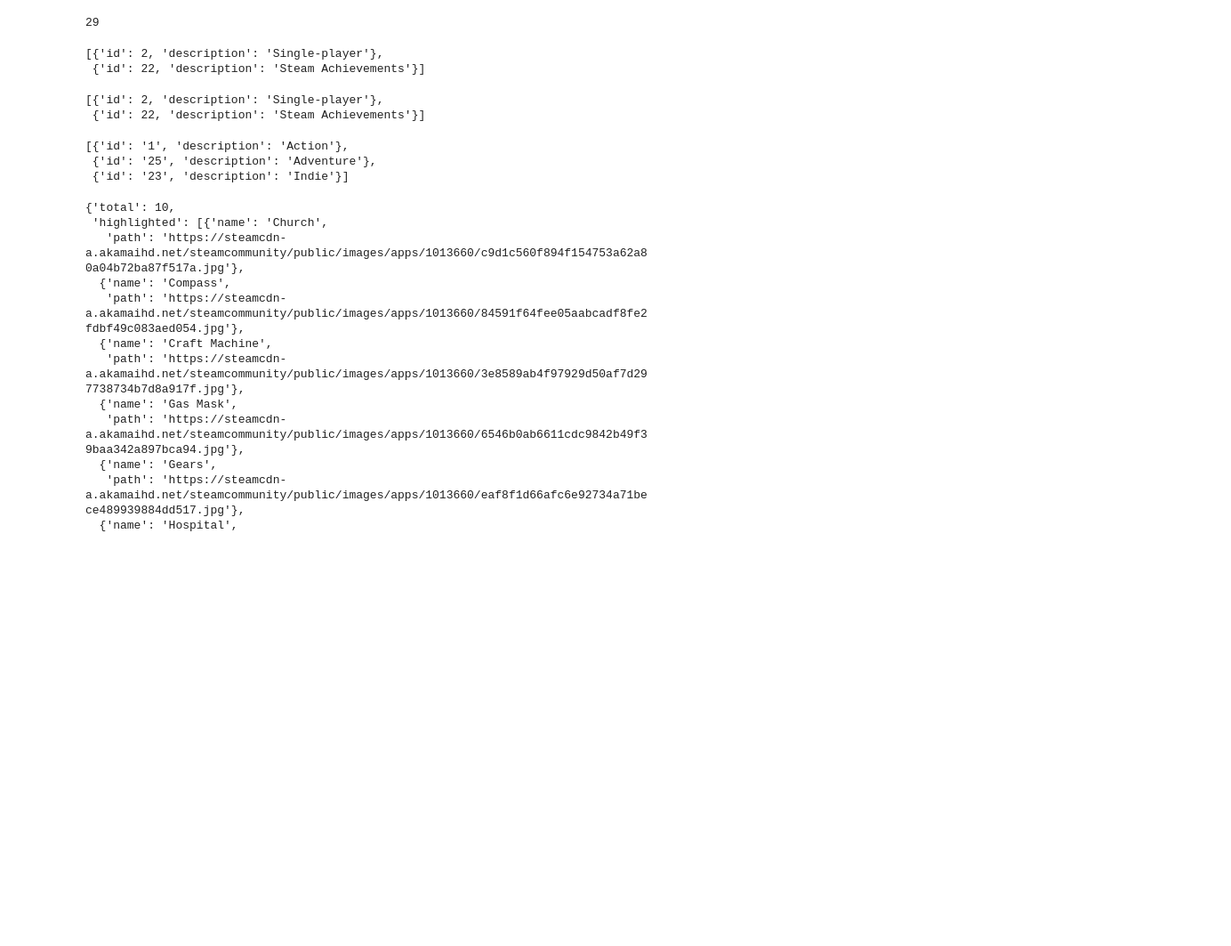
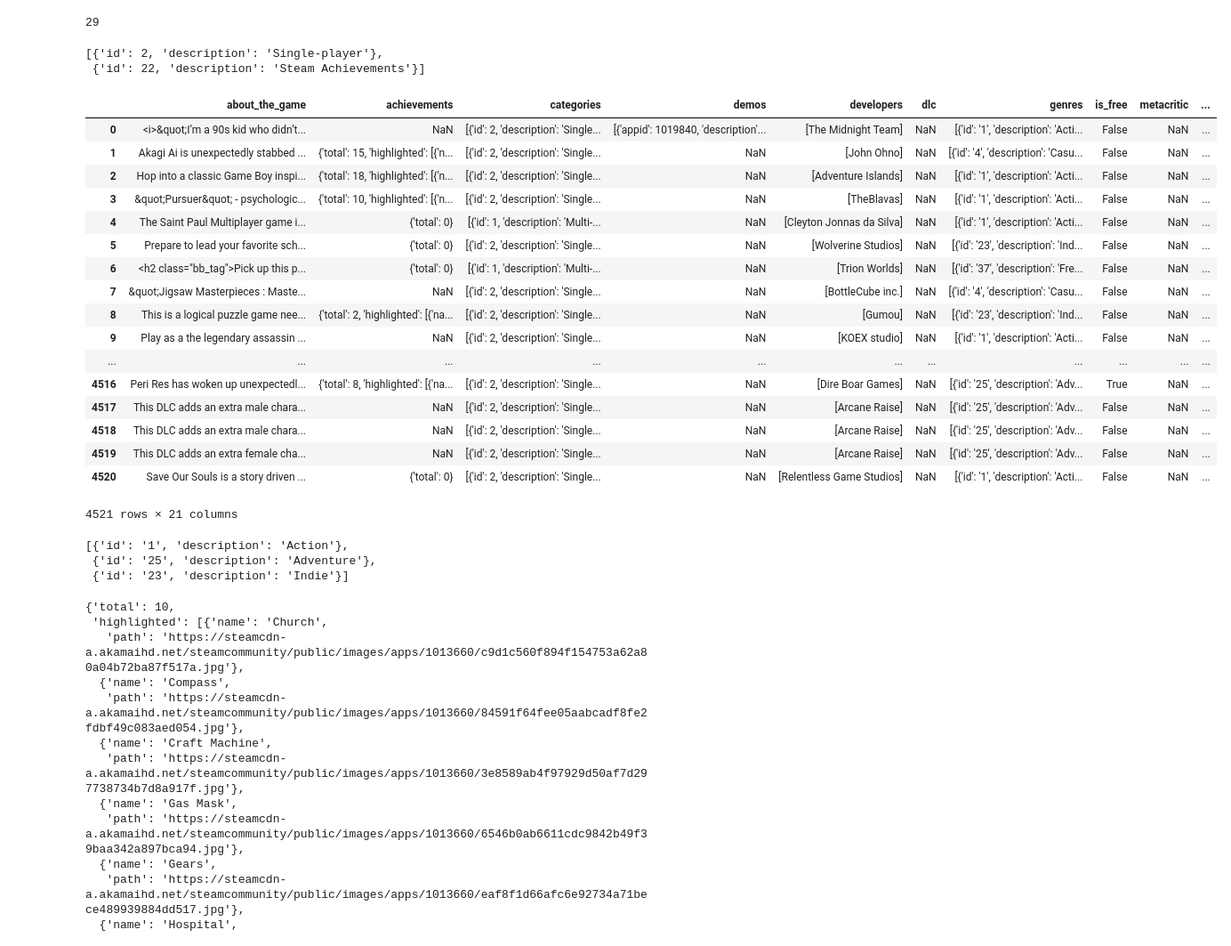
Before and after one commit to rvent/Steam_Pricing_Classification_Project, a Jupyter notebook: Mod-3-Project.ipynb, the cells around one changed output. Shown at 89% size. Saved outputs shown, nothing was run; the diff lists cells and outputs as text; code cells hidden in the pictures; blank space fills up the shorter version.

Commit message:
clean repo

```diff
--- a/Mod-3-Project.ipynb
+++ b/Mod-3-Project.ipynb
@@ -655,11 +762,27 @@ test_ach[3]["categories"]
 # %% [output]
 [{'id': 2, 'description': 'Single-player'},
  {'id': 22, 'description': 'Steam Achievements'}]
-# %%
-cleaned_15k[3]["categories"]
-# %% [output]
-[{'id': 2, 'description': 'Single-player'},
- {'id': 22, 'description': 'Steam Achievements'}]
+# %%
+pd.DataFrame(cleaned_15k)
+# %% [output]
+|  | about_the_game | achievements | categories | demos | developers | dlc | genres | is_free | metacritic | ... |
+| 0 | <i>&quot;I’m a 90s kid who didn’t... | NaN | [{'id': 2, 'description': 'Single... | [{'appid': 1019840, 'description'... | [The Midnight Team] | NaN | [{'id': '1', 'description': 'Acti... | False | NaN | ... |
+| 1 | Akagi Ai is unexpectedly stabbed ... | {'total': 15, 'highlighted': [{'n... | [{'id': 2, 'description': 'Single... | NaN | [John Ohno] | NaN | [{'id': '4', 'description': 'Casu... | False | NaN | ... |
+| 2 | Hop into a classic Game Boy inspi... | {'total': 18, 'highlighted': [{'n... | [{'id': 2, 'description': 'Single... | NaN | [Adventure Islands] | NaN | [{'id': '1', 'description': 'Acti... | False | NaN | ... |
+| 3 | &quot;Pursuer&quot; - psychologic... | {'total': 10, 'highlighted': [{'n... | [{'id': 2, 'description': 'Single... | NaN | [TheBlavas] | NaN | [{'id': '1', 'description': 'Acti... | False | NaN | ... |
+| 4 | The Saint Paul Multiplayer game i... | {'total': 0} | [{'id': 1, 'description': 'Multi-... | NaN | [Cleyton Jonnas da Silva] | NaN | [{'id': '1', 'description': 'Acti... | False | NaN | ... |
+| 5 | Prepare to lead your favorite sch... | {'total': 0} | [{'id': 2, 'description': 'Single... | NaN | [Wolverine Studios] | NaN | [{'id': '23', 'description': 'Ind... | False | NaN | ... |
+| 6 | <h2 class="bb_tag">Pick up this p... | {'total': 0} | [{'id': 1, 'description': 'Multi-... | NaN | [Trion Worlds] | NaN | [{'id': '37', 'description': 'Fre... | False | NaN | ... |
+| 7 | &quot;Jigsaw Masterpieces : Maste... | NaN | [{'id': 2, 'description': 'Single... | NaN | [BottleCube inc.] | NaN | [{'id': '4', 'description': 'Casu... | False | NaN | ... |
+| 8 | This is a logical puzzle game nee... | {'total': 2, 'highlighted': [{'na... | [{'id': 2, 'description': 'Single... | NaN | [Gumou] | NaN | [{'id': '23', 'description': 'Ind... | False | NaN | ... |
+| 9 | Play as a the legendary assassin ... | NaN | [{'id': 2, 'description': 'Single... | NaN | [KOEX studio] | NaN | [{'id': '1', 'description': 'Acti... | False | NaN | ... |
+| ... | ... | ... | ... | ... | ... | ... | ... | ... | ... | ... |
+| 4516 | Peri Res has woken up unexpectedl... | {'total': 8, 'highlighted': [{'na... | [{'id': 2, 'description': 'Single... | NaN | [Dire Boar Games] | NaN | [{'id': '25', 'description': 'Adv... | True | NaN | ... |
+| 4517 | This DLC adds an extra male chara... | NaN | [{'id': 2, 'description': 'Single... | NaN | [Arcane Raise] | NaN | [{'id': '25', 'description': 'Adv... | False | NaN | ... |
+| 4518 | This DLC adds an extra male chara... | NaN | [{'id': 2, 'description': 'Single... | NaN | [Arcane Raise] | NaN | [{'id': '25', 'description': 'Adv... | False | NaN | ... |
+| 4519 | This DLC adds an extra female cha... | NaN | [{'id': 2, 'description': 'Single... | NaN | [Arcane Raise] | NaN | [{'id': '25', 'description': 'Adv... | False | NaN | ... |
+| 4520 | Save Our Souls is a story driven ... | {'total': 0} | [{'id': 2, 'description': 'Single... | NaN | [Relentless Game Studios] | NaN | [{'id': '1', 'description': 'Acti... | False | NaN | ... |
+4521 rows × 21 columns
 # %%
 
 test_ach = get_achievement_total(cleaned_15k)
```
Also changed, not shown: parts of 31 cells of this notebook, 14 other files.
